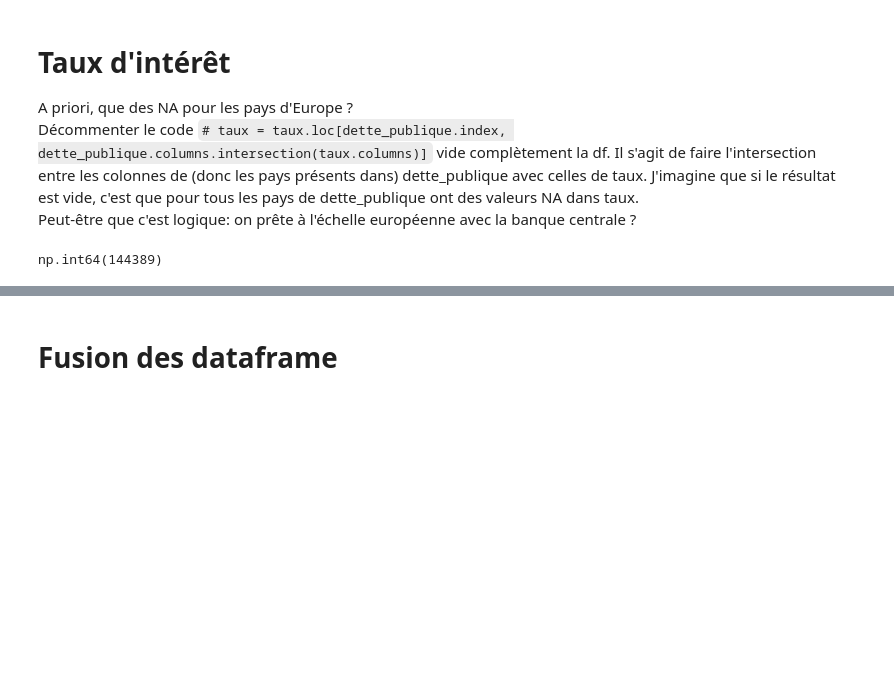
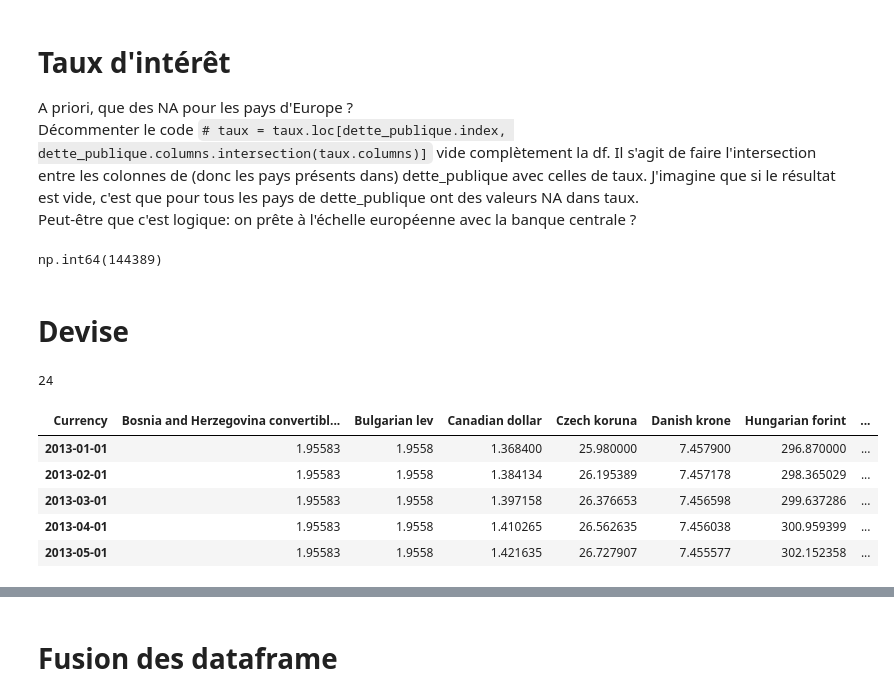
Before and after one commit to SebastienH422/ProjetOutInfo, a Jupyter notebook: main.ipynb, the cells around one changed output, grey strips where cells are left out. Saved outputs shown, nothing was run; the diff lists cells and outputs as text; code cells hidden in the pictures; blank space fills up the shorter version.

```diff
--- a/main.ipynb
+++ b/main.ipynb
@@ -345,3 +350,47 @@ taux = taux.apply(func=fill_val, axis=0)
 taux.isna().sum().sum() # Number of missing values (0)
 # %% [output]
 np.int64(144389)
+# %% [markdown]
+# Devise
+# %%
+# URL of the CSV file
+url_3 = 'https://julie-sclaunich.emi.u-bordeaux.fr/DATA/estat_tec00033_filtered_en.csv'
+
+# Load the CSV file into a DataFrame
+devise = pd.read_csv(url_3)
+
+# Remove unnecessary columns to clean up the data
+columns_to_delete = ['DATAFLOW', 'LAST UPDATE', 'freq', 'statinfo', 'unit', 'OBS_FLAG']
+devise.drop(columns=columns_to_delete, inplace=True)
+
+# Convert 'TIME_PERIOD' to datetime format and filter rows after 2012
+devise['TIME_PERIOD'] = pd.to_datetime(devise['TIME_PERIOD'], format='%Y', errors='coerce')  # Convert to datetime
+devise = devise[devise['TIME_PERIOD'] > '2012-12-31']  # Keep rows with dates after 2012
+devise['TIME_PERIOD'] = devise['TIME_PERIOD'].dt.strftime('%Y/%m')  # Format as YYYY/MM
+
+# Reshape the DataFrame to have 'TIME_PERIOD' as row index and 'currency' as columns
+devise = devise.pivot(index='TIME_PERIOD', columns='currency', values='OBS_VALUE')
+
+# Set the index to be a DatetimeIndex for resampling
+devise.index = pd.to_datetime(devise.index, format='%Y/%m', errors='coerce')
+devise.index.name = None
+devise.columns.name = 'Currency'
+
+# Define a function to fill missing values by resampling and interpolating
+def fill_val(x):
+    """Fill missing values by resampling to monthly frequency and using quadratic interpolation."""
+    return x.resample('MS').interpolate(method='quadratic')
+
+# Apply the interpolation function to fill missing values
+devise = fill_val(devise)
+print(devise.isna().sum().sum()) # Number of missing values (24 a voir pourquoi)
+# Display a sample of the corrected data
+devise.head()
+# %% [output]
+24
+| Currency | Bosnia and Herzegovina convertibl... | Bulgarian lev | Canadian dollar | Czech koruna | Danish krone | Hungarian forint | ... |
+| 2013-01-01 | 1.95583 | 1.9558 | 1.368400 | 25.980000 | 7.457900 | 296.870000 | ... |
+| 2013-02-01 | 1.95583 | 1.9558 | 1.384134 | 26.195389 | 7.457178 | 298.365029 | ... |
+| 2013-03-01 | 1.95583 | 1.9558 | 1.397158 | 26.376653 | 7.456598 | 299.637286 | ... |
+| 2013-04-01 | 1.95583 | 1.9558 | 1.410265 | 26.562635 | 7.456038 | 300.959399 | ... |
+| 2013-05-01 | 1.95583 | 1.9558 | 1.421635 | 26.727907 | 7.455577 | 302.152358 | ... |
```
Also changed, not shown: parts of 14 cells of this notebook.
